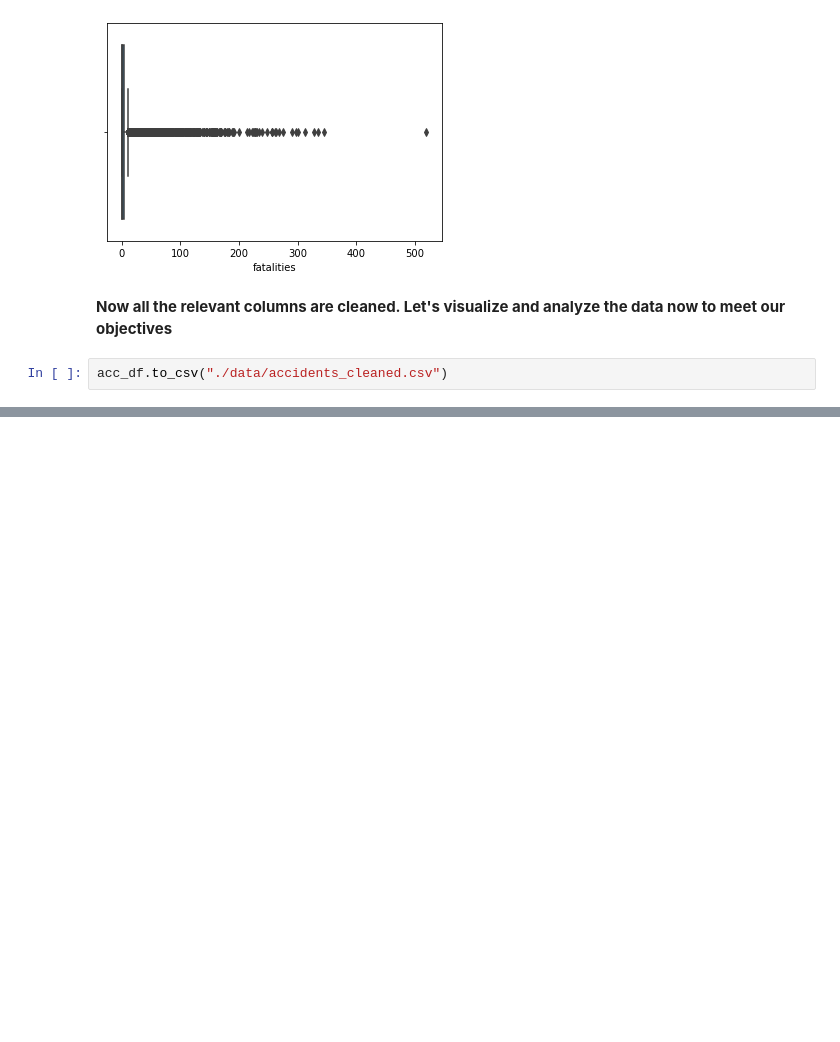
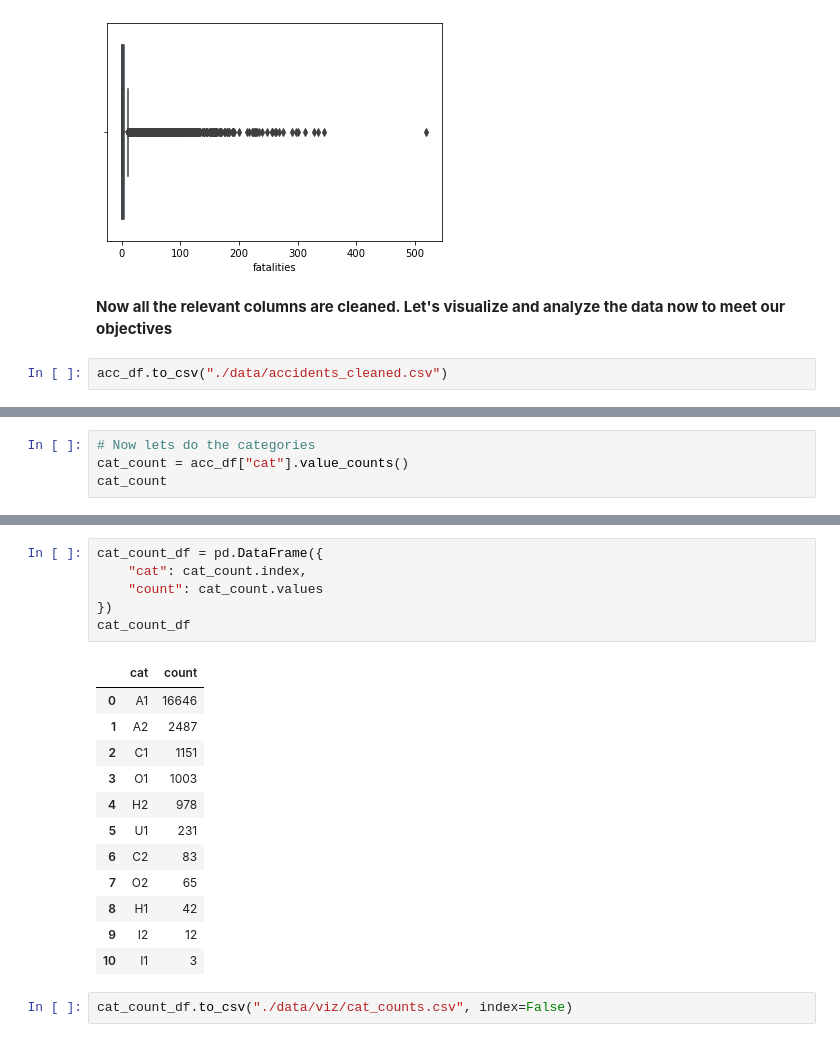
Before and after one commit to Benbellah-Owino/aviation_accidents_data_analysis, a Jupyter notebook: index.ipynb, the cells around one changed output, grey strips where cells are left out. Drawn from its saved outputs; the diff is of its cells as text; blank space fills up the shorter version.

```diff
--- a/index.ipynb
+++ b/index.ipynb
@@ -355,0 +455,4 @@ acc_df.to_csv("./data/accidents_cleaned.csv")
+# %%
+# Now lets do the categories
+cat_count = acc_df["cat"].value_counts()
+cat_count
@@ -355,0 +472,21 @@ acc_df.to_csv("./data/accidents_cleaned.csv")
+# %%
+cat_count_df = pd.DataFrame({
+    "cat": cat_count.index,
+    "count": cat_count.values
+})
+cat_count_df
+# %% [output]
+|  | cat | count |
+| 0 | A1 | 16646 |
+| 1 | A2 | 2487 |
+| 2 | C1 | 1151 |
+| 3 | O1 | 1003 |
+| 4 | H2 | 978 |
+| 5 | U1 | 231 |
+| 6 | C2 | 83 |
+| 7 | O2 | 65 |
+| 8 | H1 | 42 |
+| 9 | I2 | 12 |
+| 10 | I1 | 3 |
+# %%
+cat_count_df.to_csv("./data/viz/cat_counts.csv", index=False)
```
Also changed, not shown: parts of 21 cells of this notebook, 3 other files.
